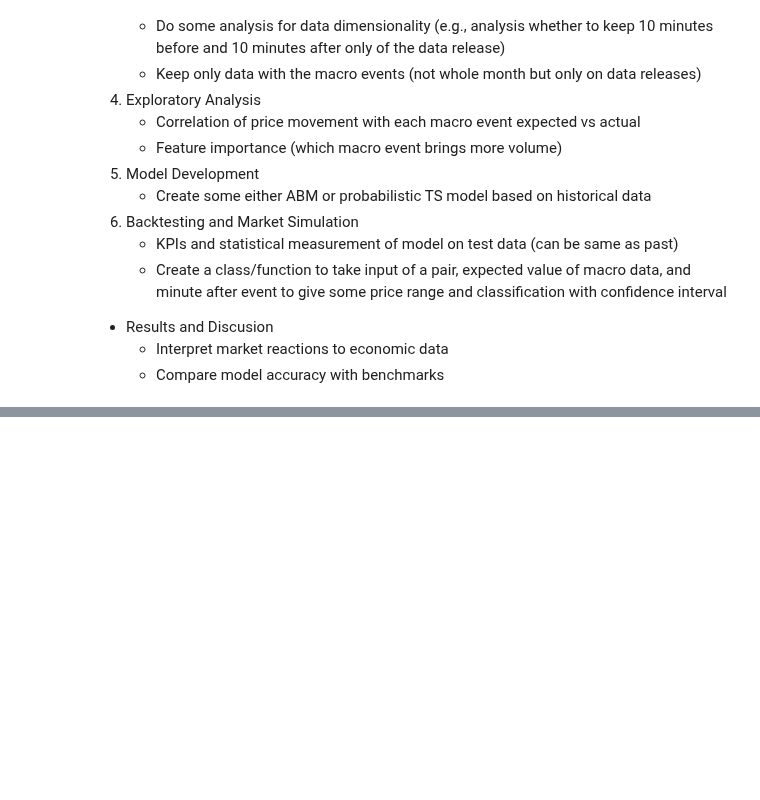
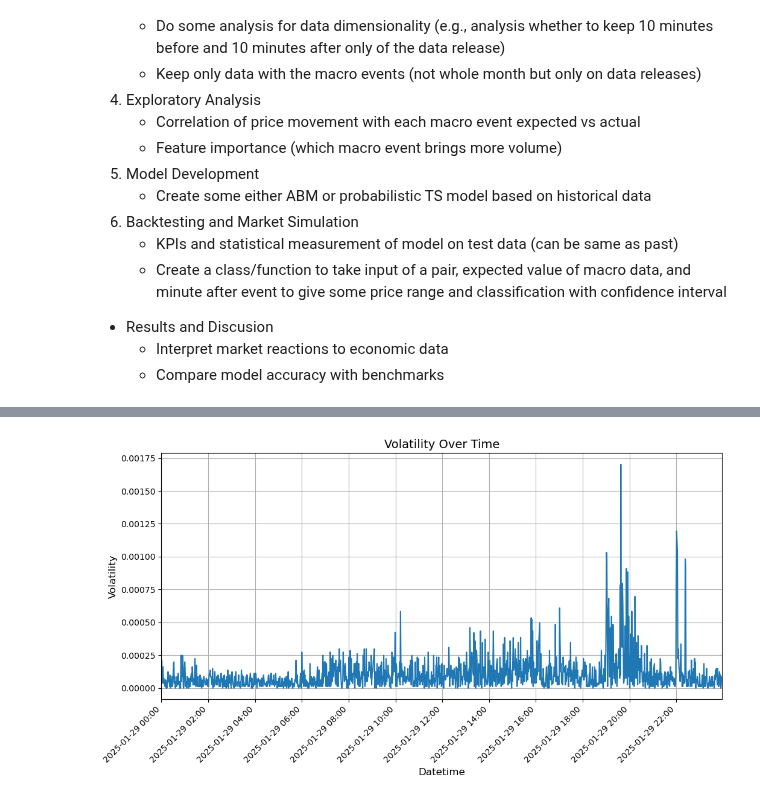
Before and after one commit to Modi1997/FX-HFT-Effects-on-US-Macro-Data, a Jupyter notebook: FX HFT Effects on US Macroeconomic Data Releases.ipynb, the cells around one changed output, grey strips where cells are left out. Cells and saved outputs as stored; diff of their text form; code cells hidden in the pictures; blank space fills up the shorter version.

Commit message:
feat: data collection from yf and some volatility computation
Signed-off-by: Mondi <modiosmena@hotmail.com>

```diff
--- a/FX HFT Effects on US Macroeconomic Data Releases.ipynb
+++ b/FX HFT Effects on US Macroeconomic Data Releases.ipynb
@@ -28,0 +144,3 @@
+# %%
+fx_data = calculate_average_volatility(get_fx_data('USDGBP=X', '1m', '2025-01-29', '2025-01-30'))
+fx_data
@@ -28,0 +163,4 @@
+# %%
+plot_time_series(fx_data, column="Volatility")
+# %% [output]
+[figure, added]
```
Also changed, not shown: parts of 5 cells of this notebook.
